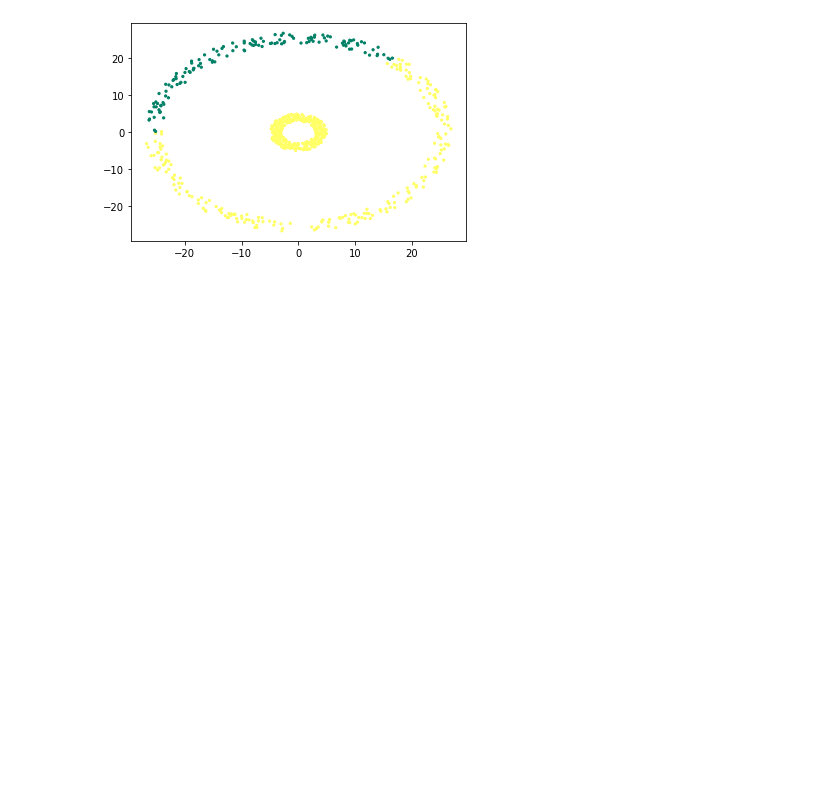
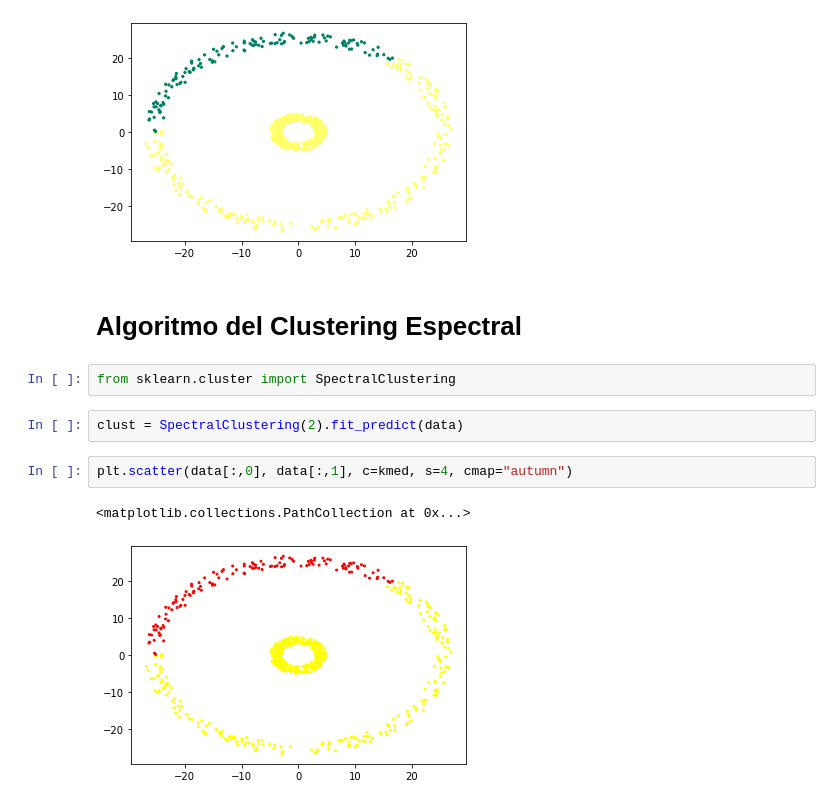
Before and after one commit to diego19508/python-ml-course, a Jupyter notebook: Course/T6 - 7 - K Medoides.ipynb, the cells around one changed output. Cells and saved outputs as stored; diff of their text form; blank space fills up the shorter version.

```diff
--- a/Course/T6 - 7 - K Medoides.ipynb
+++ b/Course/T6 - 7 - K Medoides.ipynb
@@ -47,3 +47,14 @@ plt.scatter(data[:,0], data[:,1], c=kmed, s=5, cmap="summer")
 # %% [output]
 <matplotlib.collections.PathCollection at 0x...>
 [figure]
+# %% [markdown]
+# Algoritmo del Clustering Espectral
+# %%
+from sklearn.cluster import SpectralClustering
+# %%
+clust = SpectralClustering(2).fit_predict(data)
+# %%
+plt.scatter(data[:,0], data[:,1], c=kmed, s=4, cmap="autumn")
+# %% [output]
+<matplotlib.collections.PathCollection at 0x...>
+[figure, added]
```
